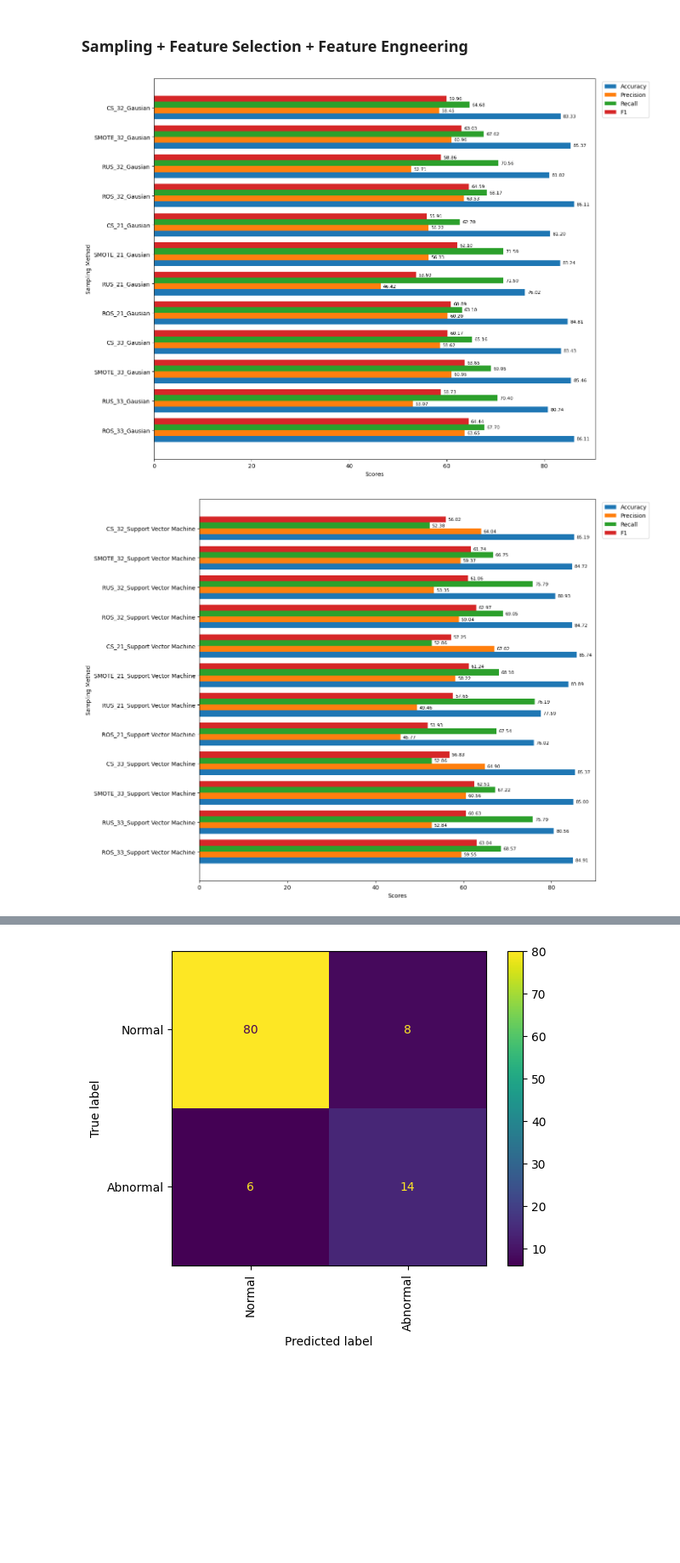
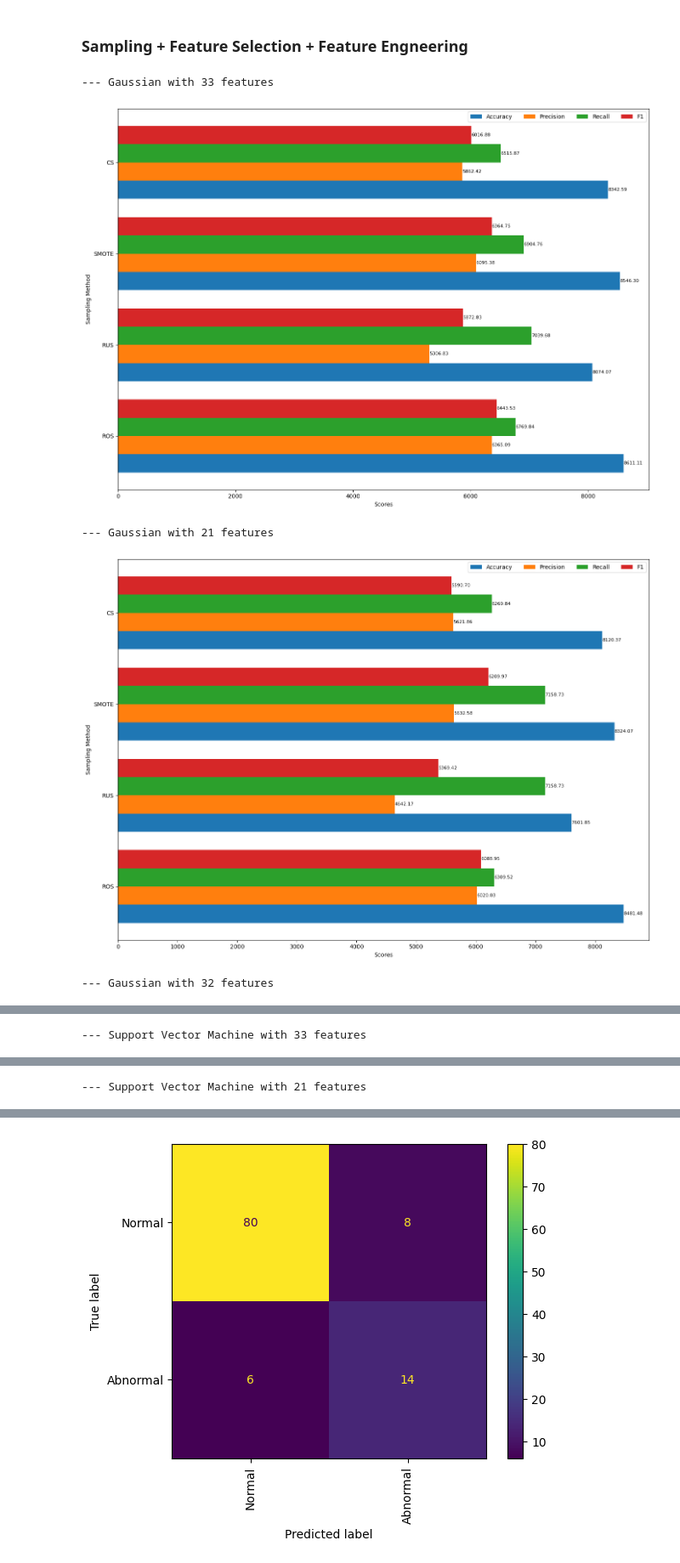
Before and after one commit to isaacebi/Aquaculture-Intelligence, a Jupyter notebook: notebooks/000-Abnormal_Detection_Tabular.ipynb, the cells around one changed output, grey strips where cells are left out. Shown at 85% size. Saved outputs shown, nothing was run; the diff lists cells and outputs as text; code cells hidden in the pictures; blank space fills up the shorter version.

```diff
--- a/notebooks/000-Abnormal_Detection_Tabular.ipynb
+++ b/notebooks/000-Abnormal_Detection_Tabular.ipynb
@@ -1112,7 +1112,7 @@ Original Data Number: 252
 Resample Data Number: 408
 [figure]
 # %%
-clf = models['Gausian']
+clf = models['Gaussian']
 
 # Create the pipeline
 pipeline = Pipeline([
@@ -1175,7 +1175,7 @@ Original Data Number: 252
 Resample Data Number: 96
 [figure]
 # %%
-clf = models['Gausian']
+clf = models['Gaussian']
 
 # Create the pipeline
 pipeline = Pipeline([
@@ -1243,7 +1243,7 @@ Original Data Number: 252
 Resample Data Number: 220
 [figure]
 # %%
-clf = models['Gausian']
+clf = models['Gaussian']
 
 # Create the pipeline
 pipeline = Pipeline([
@@ -1326,7 +1326,7 @@ graph_ymodel_performance(results, y_axis='number_sampling', y_labels='Number of
 # %%
 results = []
 
-clf = models['Gausian']
+clf = models['Gaussian']
 cv = RepeatedStratifiedKFold(n_splits=10, n_repeats=3, random_state=RANDOM_STATE)
 
 samplers = {
@@ -1629,21 +1622,26 @@ cv = RepeatedStratifiedKFold(n_splits=10, n_repeats=3, random_state=RANDOM_STATE
 
 experiment_results = []
 
-for clf_name in ['Gausian', 'Support Vector Machine']:
+for clf_name in ['Gaussian', 'Support Vector Machine']:
     results = []
     clf = models[clf_name]
+
+    sFlag = 0
+    eFlag = 4
 
     for num_feature in num_features:
 
         samplers = {
-            f'ROS_{num_feature}_{clf_name}': RandomOverSampler(random_state=RANDOM_STATE),
-            f'RUS_{num_feature}_{clf_name}': RandomUnderSampler(random_state=RANDOM_STATE),
-            f'SMOTE_{num_feature}_{clf_name}': SMOTE(random_state=RANDOM_STATE)
+            f'ROS': RandomOverSampler(random_state=RANDOM_STATE),
+            f'RUS': RandomUnderSampler(random_state=RANDOM_STATE),
+            f'SMOTE': SMOTE(random_state=RANDOM_STATE)
             }
 
         for name, sampler in samplers.items():
             result = {
-                'name': name
+                'model': clf_name,
+                'resampling': name,
+                'n_features': num_feature
             }
 
             steps = [
@@ -1658,7 +1656,7 @@ for clf_name in ['Gausian', 'Support Vector Machine']:
 
             for scoring in ['accuracy', 'precision', 'recall', 'f1']:
                 scores = cross_val_score(pipeline, X, y, scoring=scoring, cv=cv, n_jobs=-1)
-                result[scoring] = np.mean(scores)
+                result[scoring] = np.mean(scores) * 100
 
             results.append(result)
 
@@ -1672,7 +1670,9 @@ for clf_name in ['Gausian', 'Support Vector Machine']:
             'f1': []
         }
         result = {
-            'name': f'CS_{num_feature}_{clf_name}'
+            'model': f'{clf_name}',
+            'resampling': 'CS',
+            'n_features': num_feature
         }
 
         for i, (train_idx, test_idx) in enumerate(cv.split(X, y)):
@@ -1685,34 +1685,41 @@ for clf_name in ['Gausian', 'Support Vector Machine']:
             y_res = df_res['ABN_bin']
 
             # Create the pipeline
             pipeline_cs = Pipeline([
                 ('scaler', StandardScaler()),
                 ('feature_selection', SelectKBest(score_func=f_classif, k=num_feature)),
                 ('classifier', clf)
             ])
 
             pipeline_cs.fit(X_res, y_res)
 
             Xr_test = df_fe.iloc[test_idx, :].drop(columns=columns)
             yr_test = df_fe.iloc[test_idx, :]['ABN_bin']
 
             y_pred = pipeline_cs.predict(Xr_test)
 
             scores['accuracy'].append(accuracy_score(yr_test, y_pred))
             scores['precision'].append(precision_score(yr_test, y_pred))
             scores['recall'].append(recall_score(yr_test, y_pred))
             scores['f1'].append(f1_score(yr_test, y_pred))
 
         for scoring in ['accuracy', 'precision', 'recall', 'f1']:
-            result[scoring] = np.mean(scores[scoring])
+            result[scoring] = np.mean(scores[scoring]) * 100
 
         results.append(result)
 
-    graph_ymodel_performance(pd.DataFrame(results), y_axis='name', y_labels='Sampling Method')
+        print(f'--- {clf_name} with {num_feature} features')
+        graph_ymodel_performance(pd.DataFrame(results[sFlag:eFlag]), y_axis='resampling', y_labels='Sampling Method')
+
+        sFlag = eFlag
+        eFlag += 4
 
     [experiment_results.append(result) for result in results]
 
 experiment_results = pd.DataFrame(experiment_results)
 # %% [output]
+--- Gaussian with 33 features
-[figure, old version]
+[figure, new version]
+--- Gaussian with 21 features
-[figure, old version]
+[figure, new version]
+--- Gaussian with 32 features
@@ -1718,0 +1727 @@ experiment_results = pd.DataFrame(experiment_results)
+--- Support Vector Machine with 33 features
@@ -1718,0 +1729 @@ experiment_results = pd.DataFrame(experiment_results)
+--- Support Vector Machine with 21 features
```
Also changed, not shown: parts of 40 cells of this notebook, 1 other file.
